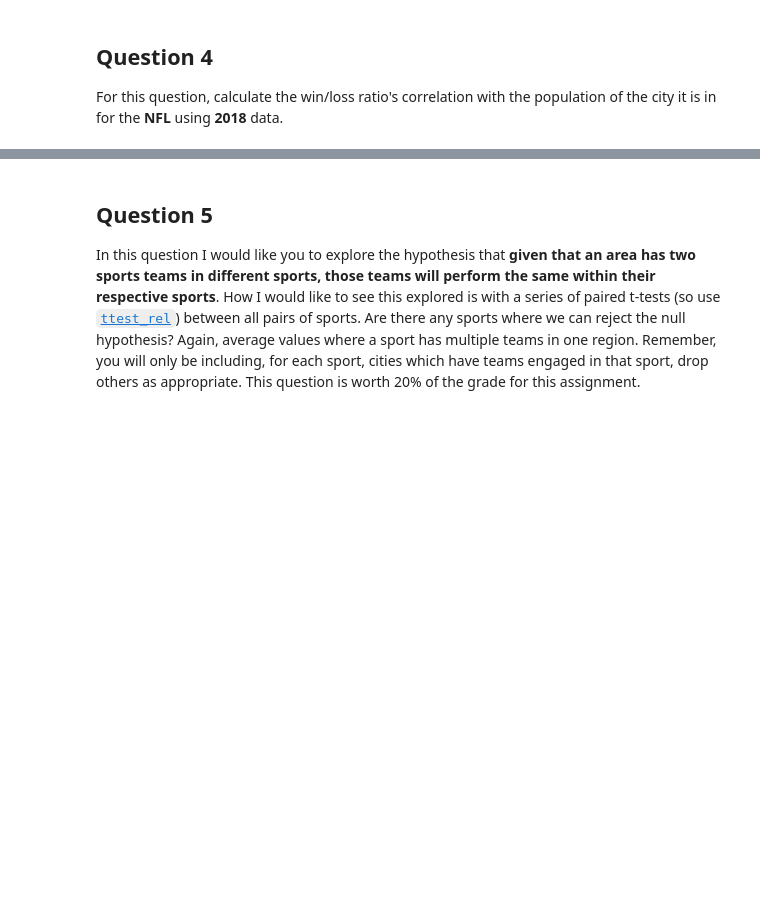
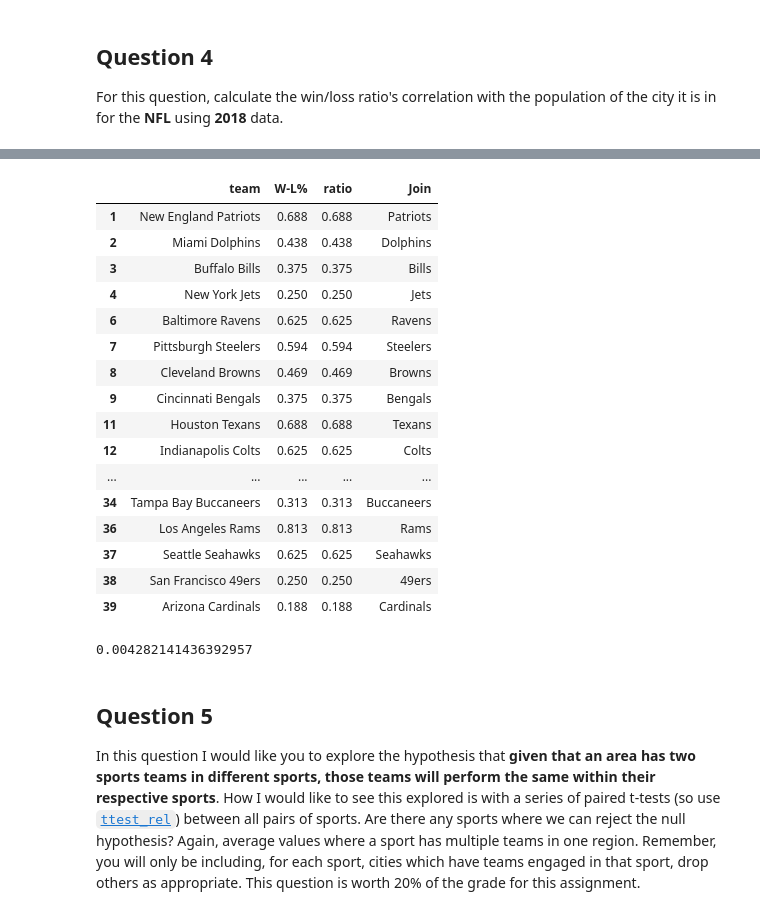
Before and after one commit to luke-limpert/PythonDataAnalysis_FinalAssignment, a Jupyter notebook: Assignment 4.ipynb, the cells around one changed output, grey strips where cells are left out. Cells and saved outputs as stored; diff of their text form; code cells hidden in the pictures; blank space fills up the shorter version.

```diff
--- a/Assignment 4.ipynb
+++ b/Assignment 4.ipynb
@@ -471,3 +541,37 @@ For this question, calculate the win/loss ratio's correlation with the populatio
+# %%
+def Clean_NFLWL():
+    nhl_df=pd.read_csv("assets/nfl.csv")
+    nhl_df['year'] = nhl_df['year'].apply(lambda x: int(2018) if x==2018 else np.nan)
+    nhl_df.dropna(inplace=True)
+    nhl_df['W-L%']=pd.to_numeric(nhl_df['W-L%'],errors='coerce')
+    nhl_df.dropna(inplace=True)
+    nhl_df['team'] = nhl_df['team'].str.replace(r'[\*]',"")
+    nhl_df['team'] = nhl_df['team'].str.replace(r'[\+]',"")
+    nhl_df = nhl_df[['team','W-L%']]
+    nhl_df['ratio'] = nhl_df['W-L%']
+    nhl_df['Join'] = nhl_df['team']
+    nhl_df['Join'] = nhl_df['Join'].str.replace(r'[\w.]* ','')
+    return nhl_df
+# %%
+Clean_NFLWL()
+# %% [output]
+|  | team | W-L% | ratio | Join |
+| 1 | New England Patriots | 0.688 | 0.688 | Patriots |
+| 2 | Miami Dolphins | 0.438 | 0.438 | Dolphins |
+| 3 | Buffalo Bills | 0.375 | 0.375 | Bills |
+| 4 | New York Jets | 0.250 | 0.250 | Jets |
+| 6 | Baltimore Ravens | 0.625 | 0.625 | Ravens |
+| 7 | Pittsburgh Steelers | 0.594 | 0.594 | Steelers |
+| 8 | Cleveland Browns | 0.469 | 0.469 | Browns |
+| 9 | Cincinnati Bengals | 0.375 | 0.375 | Bengals |
+| 11 | Houston Texans | 0.688 | 0.688 | Texans |
+| 12 | Indianapolis Colts | 0.625 | 0.625 | Colts |
+| ... | ... | ... | ... | ... |
+| 34 | Tampa Bay Buccaneers | 0.313 | 0.313 | Buccaneers |
+| 36 | Los Angeles Rams | 0.813 | 0.813 | Rams |
+| 37 | Seattle Seahawks | 0.625 | 0.625 | Seahawks |
+| 38 | San Francisco 49ers | 0.250 | 0.250 | 49ers |
+| 39 | Arizona Cardinals | 0.188 | 0.188 | Cardinals |
 # %%
 import pandas as pd
 import numpy as np
@@ -492,3 +598,7 @@ def nfl_correlation():
+# %%
+nfl_correlation()
+# %% [output]
+0.004282141436392957
 # %% [markdown]
 ## Question 5
 In this question I would like you to explore the hypothesis that **given that an area has two sports teams in different sports, those teams will perform the same within their respective sports**. How I would like to see this explored is with a series of paired t-tests (so use [`ttest_rel`](https://docs.scipy.org/doc/scipy/reference/generated/scipy.stats.ttest_rel.html)) between all pairs of sports. Are there any sports where we can reject the null hypothesis? Again, average values where a sport has multiple teams in one region. Remember, you will only be including, for each sport, cities which have teams engaged in that sport, drop others as appropriate. This question is worth 20% of the grade for this assignment.
```
Also changed, not shown: parts of 15 cells of this notebook.
